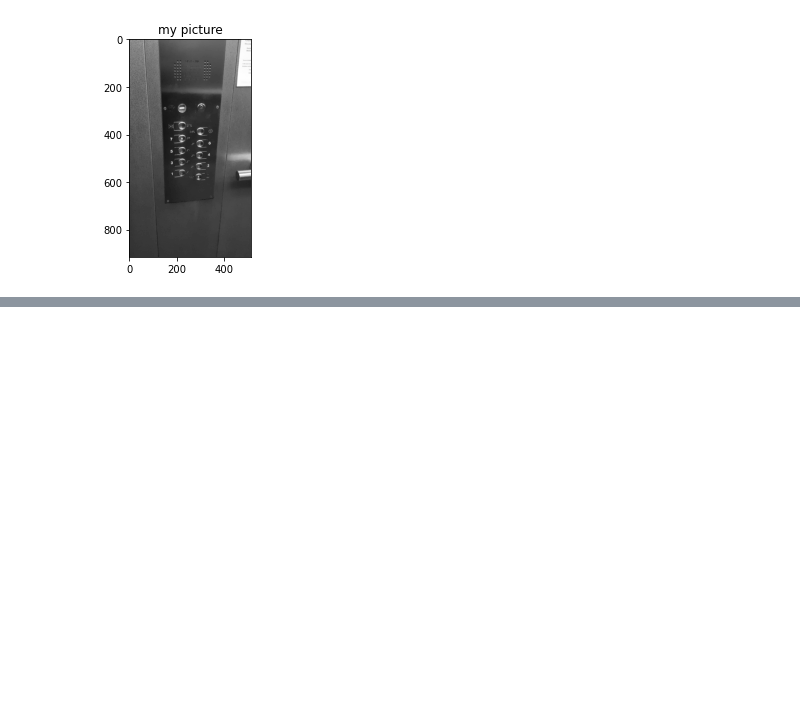
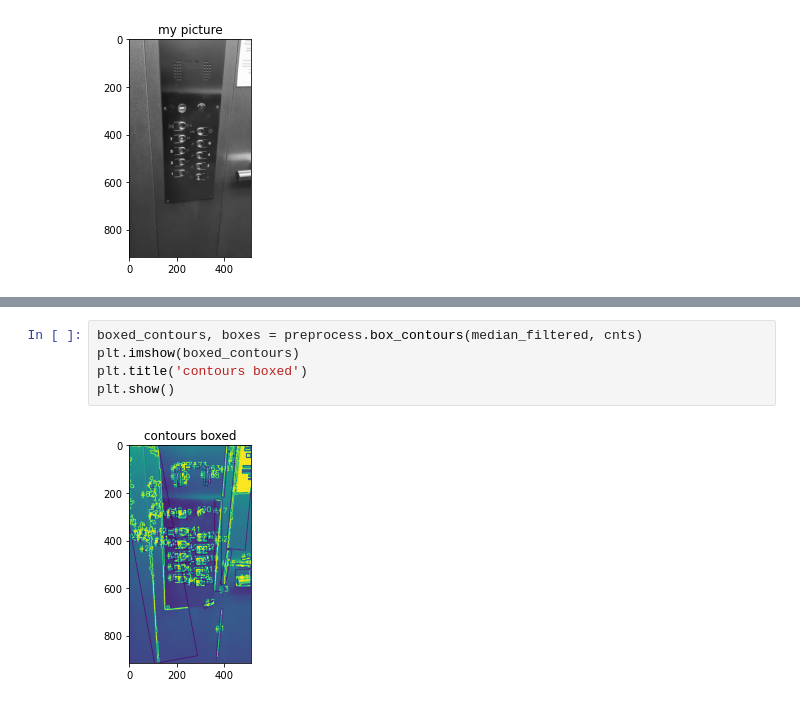
Before and after one commit to Hijtec/breach_rides_elevator, a Jupyter notebook: main/opencv/prepro_notebook.ipynb, the cells around one changed output, grey strips where cells are left out. Drawn from its saved outputs; the diff is of its cells as text; blank space fills up the shorter version.

```diff
--- a/main/opencv/prepro_notebook.ipynb
+++ b/main/opencv/prepro_notebook.ipynb
@@ -16,0 +44,7 @@ plt.show()
+# %%
+boxed_contours, boxes = preprocess.box_contours(median_filtered, cnts)
+plt.imshow(boxed_contours)
+plt.title('contours boxed')
+plt.show()
+# %% [output]
+[figure, added]
```
Also changed, not shown: parts of 5 cells of this notebook, 7 other files.
